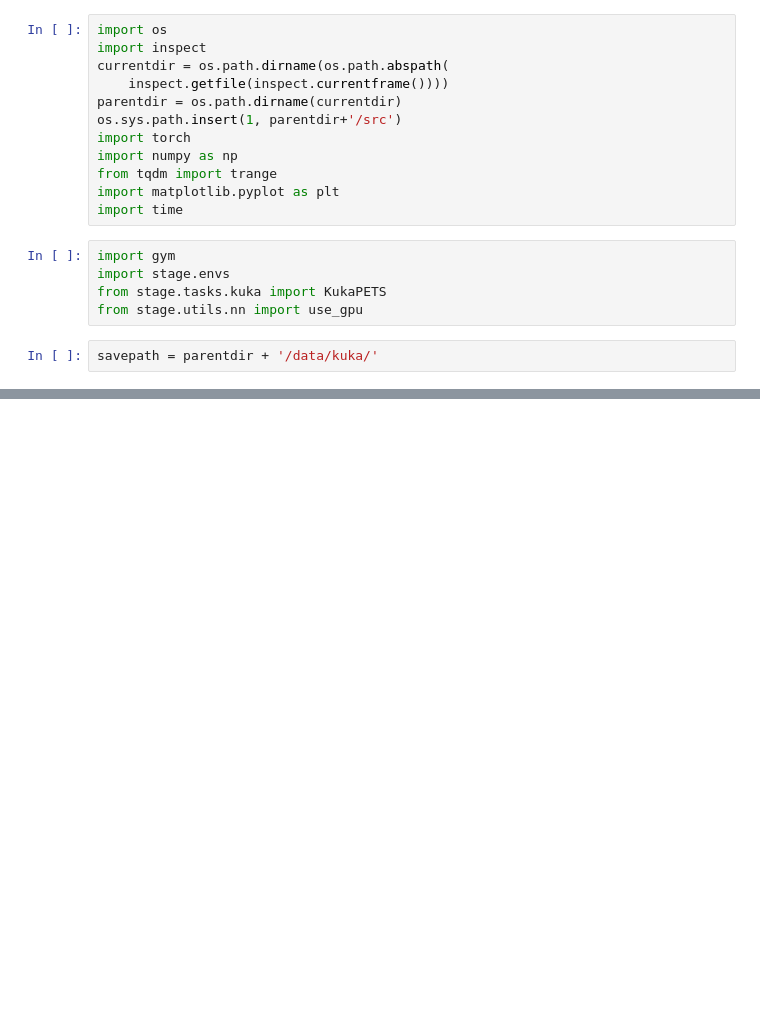
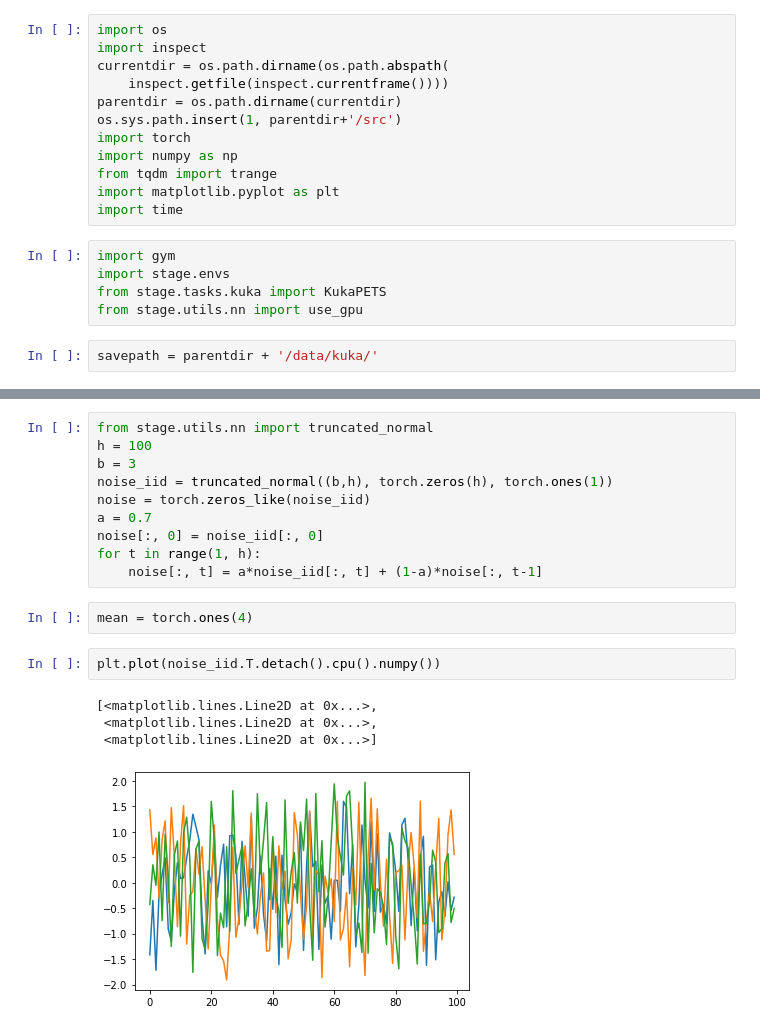
Before and after one commit to huaijiangzhu/stage, a Jupyter notebook: notebooks/kuka_visualize.ipynb, the cells around one changed output, grey strips where cells are left out. Saved outputs shown, nothing was run; the diff lists cells and outputs as text; blank space fills up the shorter version.

```diff
--- a/notebooks/kuka_visualize.ipynb
+++ b/notebooks/kuka_visualize.ipynb
@@ -31,0 +32,19 @@ plt.plot(x, y)
+# %%
+from stage.utils.nn import truncated_normal
+h = 100
+b = 3
+noise_iid = truncated_normal((b,h), torch.zeros(h), torch.ones(1))
+noise = torch.zeros_like(noise_iid)
+a = 0.7
+noise[:, 0] = noise_iid[:, 0]
+for t in range(1, h):
+    noise[:, t] = a*noise_iid[:, t] + (1-a)*noise[:, t-1]
+# %%
+mean = torch.ones(4)
+# %%
+plt.plot(noise_iid.T.detach().cpu().numpy())
+# %% [output]
+[<matplotlib.lines.Line2D at 0x...>,
+ <matplotlib.lines.Line2D at 0x...>,
+ <matplotlib.lines.Line2D at 0x...>]
+[figure, added]
```
Also changed, not shown: parts of 5 cells of this notebook, 4 other files.
